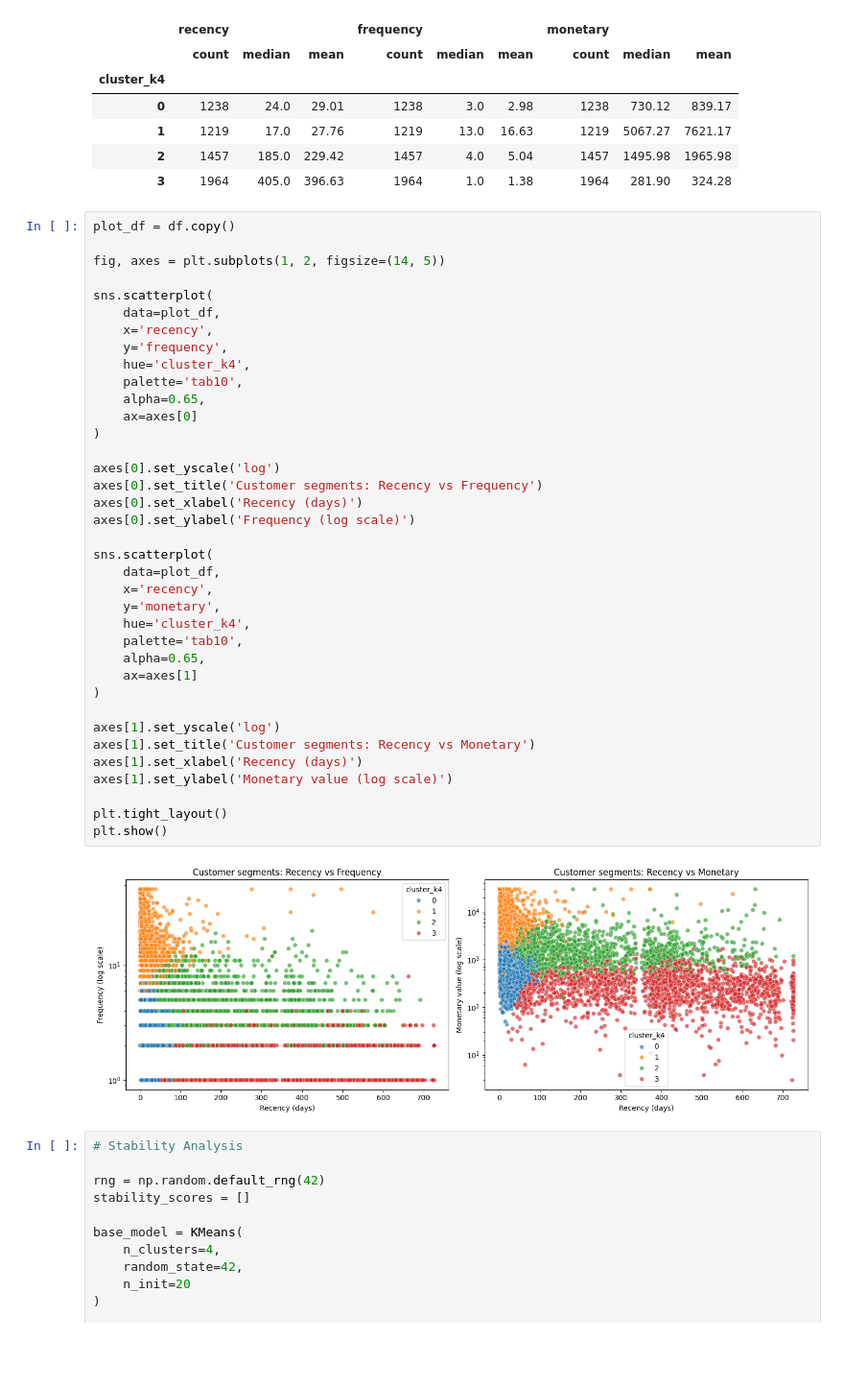
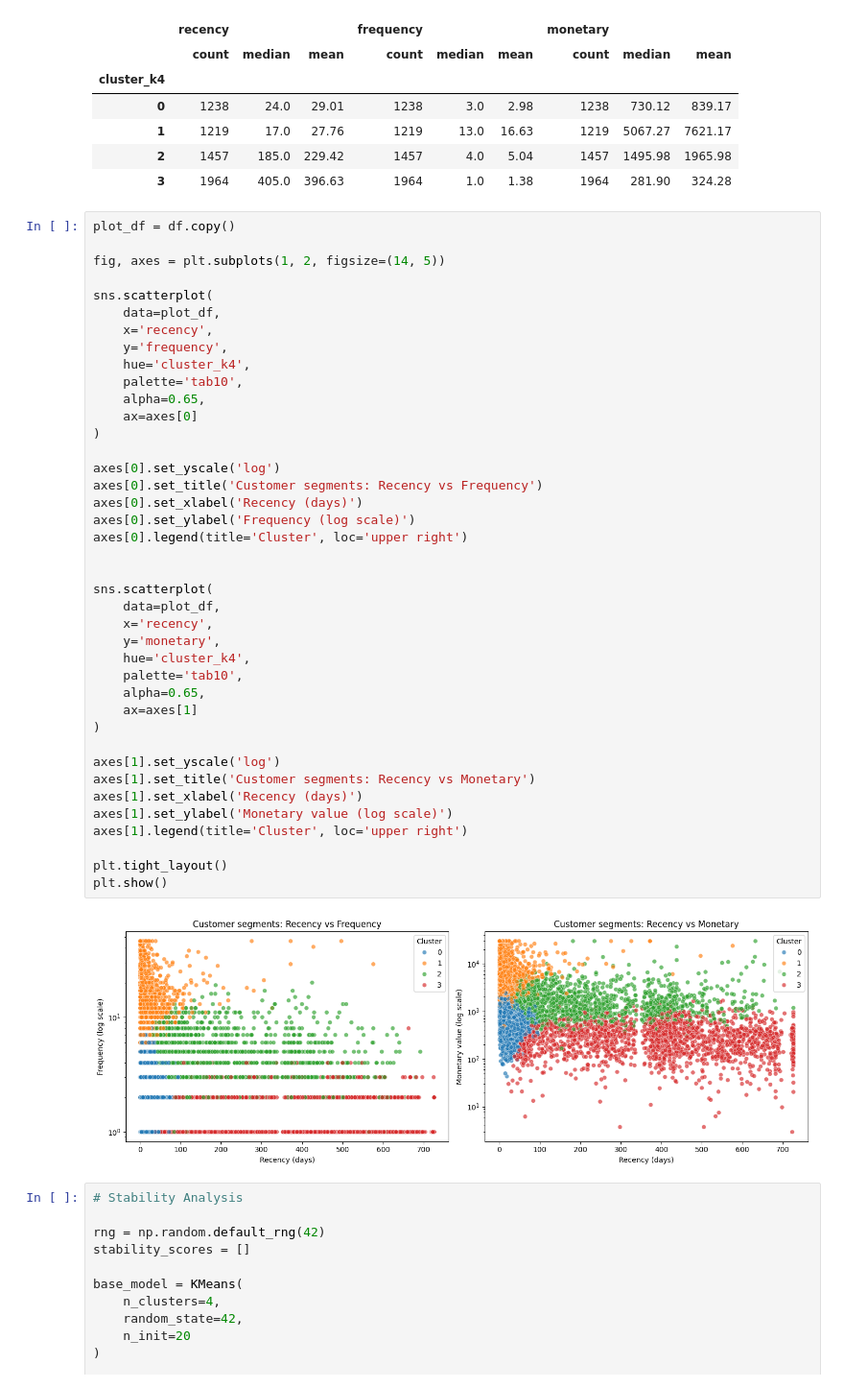
Before and after one commit to Thoericht/customer-segmentation-rfm-nlp, a Jupyter notebook: 02_notebooks/04_clustering.ipynb, the cells around one changed output. Shown at 96% size. Drawn from its saved outputs; the diff is of its cells as text; blank space fills up the shorter version.

```diff
--- a/02_notebooks/04_clustering.ipynb
+++ b/02_notebooks/04_clustering.ipynb
@@ -244,34 +244,37 @@ sns.scatterplot(
     y='frequency',
     hue='cluster_k4',
     palette='tab10',
     alpha=0.65,
     ax=axes[0]
 )
 
 axes[0].set_yscale('log')
 axes[0].set_title('Customer segments: Recency vs Frequency')
 axes[0].set_xlabel('Recency (days)')
 axes[0].set_ylabel('Frequency (log scale)')
+axes[0].legend(title='Cluster', loc='upper right')
+
 
 sns.scatterplot(
     data=plot_df,
     x='recency',
     y='monetary',
     hue='cluster_k4',
     palette='tab10',
     alpha=0.65,
     ax=axes[1]
 )
 
 axes[1].set_yscale('log')
 axes[1].set_title('Customer segments: Recency vs Monetary')
 axes[1].set_xlabel('Recency (days)')
 axes[1].set_ylabel('Monetary value (log scale)')
+axes[1].legend(title='Cluster', loc='upper right')
 
 plt.tight_layout()
 plt.show()
 # %% [output]
-[figure, old version]
+[figure, new version]
 # %%
 # Stability Analysis
 
```
Also changed, not shown: parts of 14 cells of this notebook, 2 other files.
